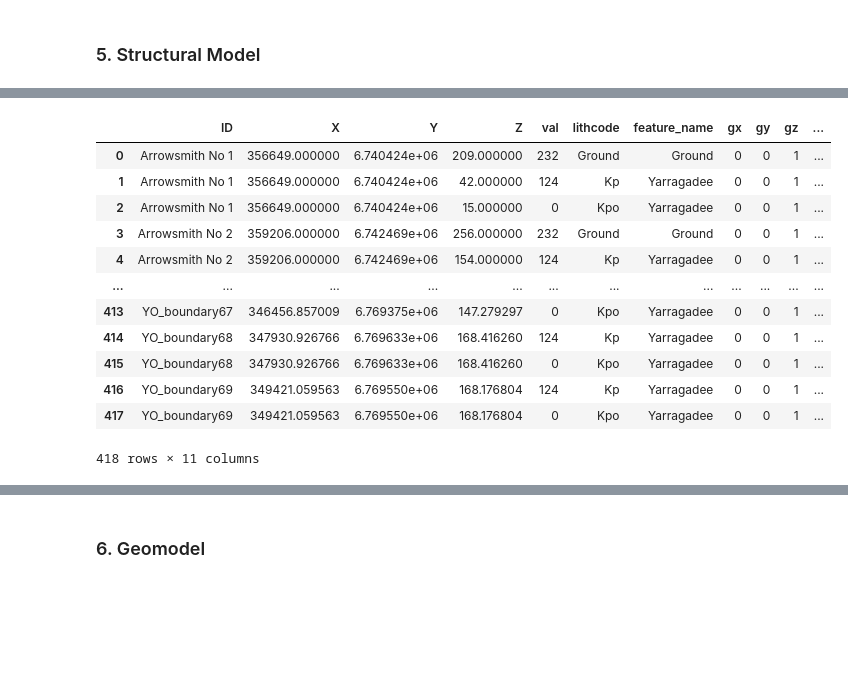
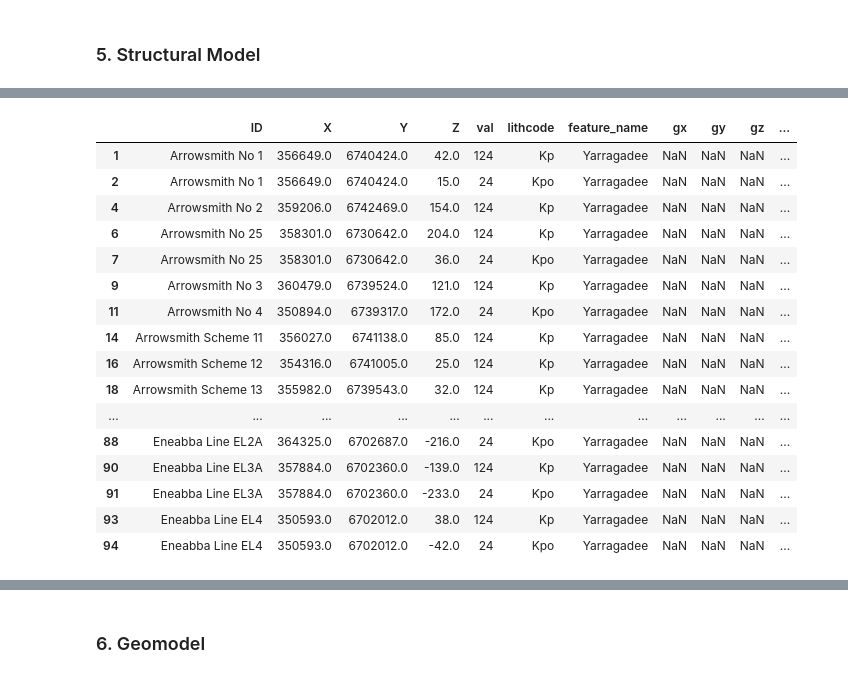
Before and after one commit to malvina-chmielarski/Otorowiri, a Jupyter notebook: scripts/Otorowiri_main.ipynb, the cells around one changed output, grey strips where cells are left out. Cells and saved outputs as stored; diff of their text form; code cells hidden in the pictures; blank space fills up the shorter version.

```diff
--- a/scripts/Otorowiri_main.ipynb
+++ b/scripts/Otorowiri_main.ipynb
@@ -180,7 +179,7 @@ flag = 1
 geodata_fname = '../data/data_geology/bore_data_Otorowiri.xlsx'
 data_sheetname = 'geodata_elevation'
 strat_sheetname = 'strat'
-bbox = [(330000, 6670000, -800), (390000, 6780000, 300)] #[(x0, y0, z0), (x1, y1, z1)]
+bbox = [(330000, 6670000, -1500), (390000, 6780000, 300)] #[(x0, y0, z0), (x1, y1, z1)]
 from loopflopy.structuralmodel import StructuralModel
 structuralmodel = StructuralModel(spatial, bbox, geodata_fname, data_sheetname, strat_sheetname) #spatial and bbox come from the spatial module, excel file and sheet names are user defined
 
@@ -235,19 +247,26 @@ WARNING: 2025-05-20 17:46:10,268: geological_model.py:608 -- deprecated method.
 # %%
-structuralmodel.data
+structuralmodel.data[(structuralmodel.data.data_type == 'Raw') &
+                     ((structuralmodel.data.lithcode == 'Kpo') |
+                        (structuralmodel.data.lithcode == 'Kp')) &
+                        (~structuralmodel.data.ID.str.contains('boundary', na=False))] # check the data types
 # %% [output]
 |  | ID | X | Y | Z | val | lithcode | feature_name | gx | gy | gz | ... |
-| 0 | Arrowsmith No 1 | 356649.000000 | 6.740424e+06 | 209.000000 | 232 | Ground | Ground | 0 | 0 | 1 | ... |
-| 1 | Arrowsmith No 1 | 356649.000000 | 6.740424e+06 | 42.000000 | 124 | Kp | Yarragadee | 0 | 0 | 1 | ... |
-| 2 | Arrowsmith No 1 | 356649.000000 | 6.740424e+06 | 15.000000 | 0 | Kpo | Yarragadee | 0 | 0 | 1 | ... |
-| 3 | Arrowsmith No 2 | 359206.000000 | 6.742469e+06 | 256.000000 | 232 | Ground | Ground | 0 | 0 | 1 | ... |
-| 4 | Arrowsmith No 2 | 359206.000000 | 6.742469e+06 | 154.000000 | 124 | Kp | Yarragadee | 0 | 0 | 1 | ... |
+| 1 | Arrowsmith No 1 | 356649.0 | 6740424.0 | 42.0 | 124 | Kp | Yarragadee | NaN | NaN | NaN | ... |
+| 2 | Arrowsmith No 1 | 356649.0 | 6740424.0 | 15.0 | 24 | Kpo | Yarragadee | NaN | NaN | NaN | ... |
+| 4 | Arrowsmith No 2 | 359206.0 | 6742469.0 | 154.0 | 124 | Kp | Yarragadee | NaN | NaN | NaN | ... |
+| 6 | Arrowsmith No 25 | 358301.0 | 6730642.0 | 204.0 | 124 | Kp | Yarragadee | NaN | NaN | NaN | ... |
+| 7 | Arrowsmith No 25 | 358301.0 | 6730642.0 | 36.0 | 24 | Kpo | Yarragadee | NaN | NaN | NaN | ... |
+| 9 | Arrowsmith No 3 | 360479.0 | 6739524.0 | 121.0 | 124 | Kp | Yarragadee | NaN | NaN | NaN | ... |
+| 11 | Arrowsmith No 4 | 350894.0 | 6739317.0 | 172.0 | 24 | Kpo | Yarragadee | NaN | NaN | NaN | ... |
+| 14 | Arrowsmith Scheme 11 | 356027.0 | 6741138.0 | 85.0 | 124 | Kp | Yarragadee | NaN | NaN | NaN | ... |
+| 16 | Arrowsmith Scheme 12 | 354316.0 | 6741005.0 | 25.0 | 124 | Kp | Yarragadee | NaN | NaN | NaN | ... |
+| 18 | Arrowsmith Scheme 13 | 355982.0 | 6739543.0 | 32.0 | 124 | Kp | Yarragadee | NaN | NaN | NaN | ... |
 | ... | ... | ... | ... | ... | ... | ... | ... | ... | ... | ... | ... |
-| 413 | YO_boundary67 | 346456.857009 | 6.769375e+06 | 147.279297 | 0 | Kpo | Yarragadee | 0 | 0 | 1 | ... |
-| 414 | YO_boundary68 | 347930.926766 | 6.769633e+06 | 168.416260 | 124 | Kp | Yarragadee | 0 | 0 | 1 | ... |
-| 415 | YO_boundary68 | 347930.926766 | 6.769633e+06 | 168.416260 | 0 | Kpo | Yarragadee | 0 | 0 | 1 | ... |
-| 416 | YO_boundary69 | 349421.059563 | 6.769550e+06 | 168.176804 | 124 | Kp | Yarragadee | 0 | 0 | 1 | ... |
-| 417 | YO_boundary69 | 349421.059563 | 6.769550e+06 | 168.176804 | 0 | Kpo | Yarragadee | 0 | 0 | 1 | ... |
+| 88 | Eneabba Line EL2A | 364325.0 | 6702687.0 | -216.0 | 24 | Kpo | Yarragadee | NaN | NaN | NaN | ... |
+| 90 | Eneabba Line EL3A | 357884.0 | 6702360.0 | -139.0 | 124 | Kp | Yarragadee | NaN | NaN | NaN | ... |
+| 91 | Eneabba Line EL3A | 357884.0 | 6702360.0 | -233.0 | 24 | Kpo | Yarragadee | NaN | NaN | NaN | ... |
+| 93 | Eneabba Line EL4 | 350593.0 | 6702012.0 | 38.0 | 124 | Kp | Yarragadee | NaN | NaN | NaN | ... |
+| 94 | Eneabba Line EL4 | 350593.0 | 6702012.0 | -42.0 | 24 | Kpo | Yarragadee | NaN | NaN | NaN | ... |
-418 rows × 11 columns
 # %%
 transect_x = [375000]#, 400000, 410000]
 # DONGARA LINE - 6750000
```
Also changed, not shown: parts of 15 cells of this notebook, 3 other files.
